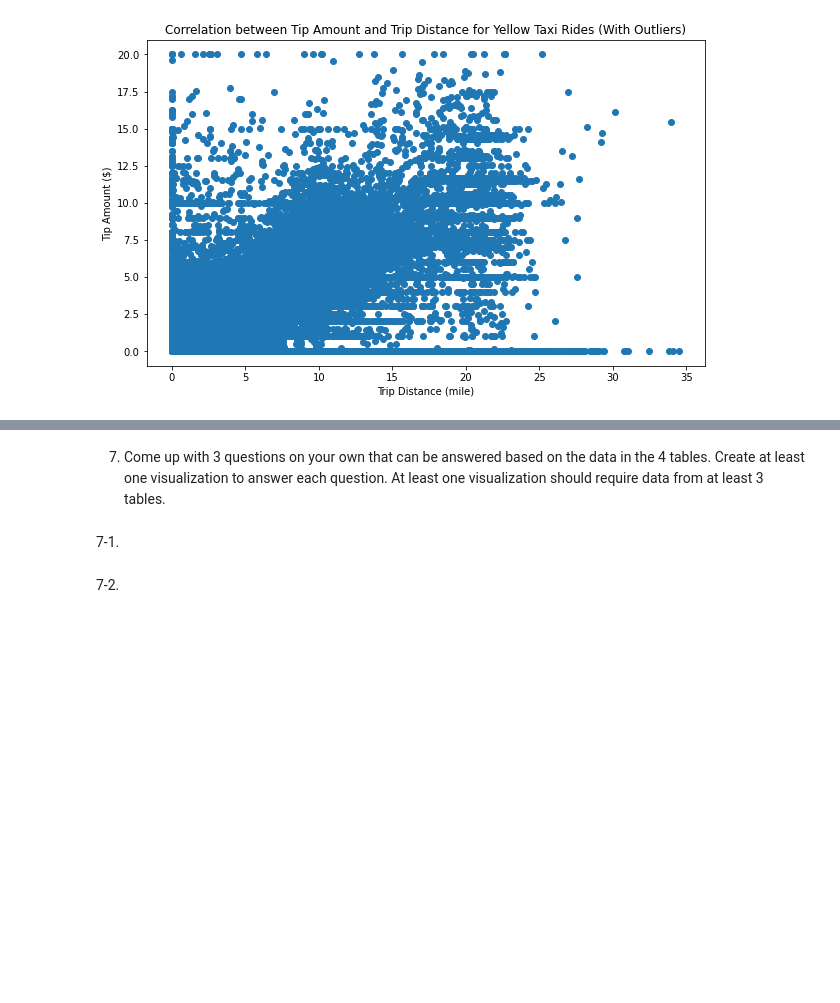
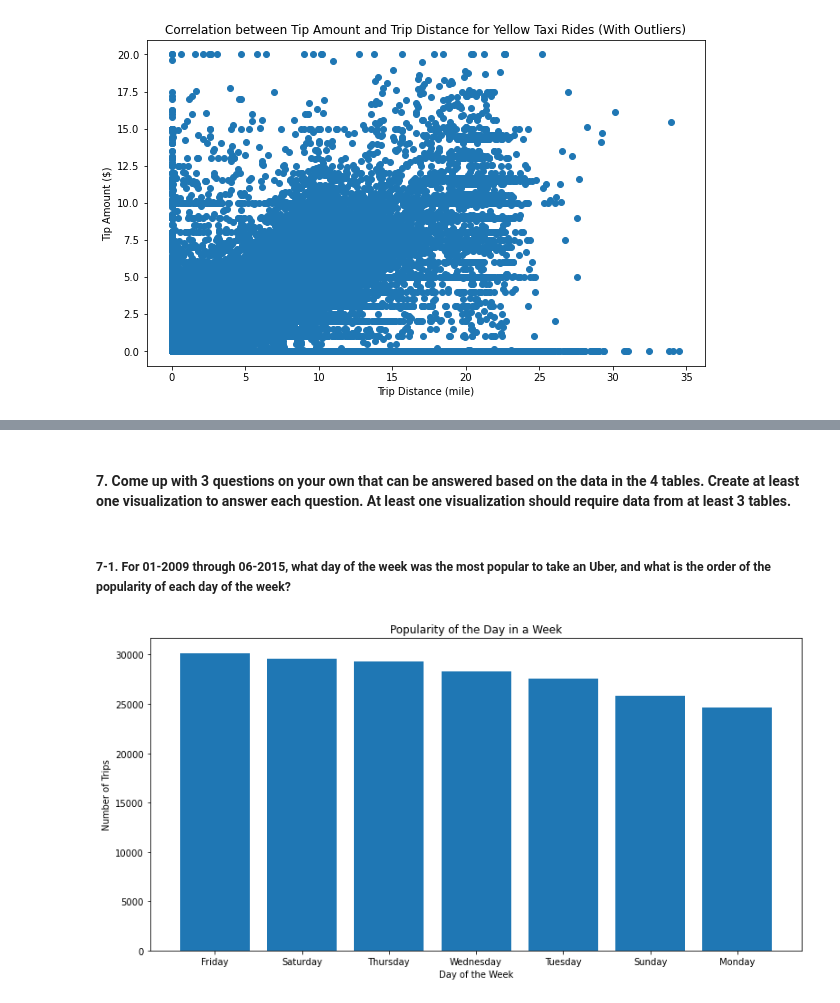
Before and after one commit to klcklcccc/TFA-Final-Project, a Jupyter notebook: Final Project.ipynb, the cells around one changed output, grey strips where cells are left out. Drawn from its saved outputs; the diff is of its cells as text; code cells hidden in the pictures; blank space fills up the shorter version.

```diff
--- a/Final Project.ipynb
+++ b/Final Project.ipynb
@@ -765,6 +829,32 @@ corr_tip_distance()
 # %% [markdown]
-7. Come up with 3 questions on your own that can be answered based on the data in the 4 tables. Create at least one visualization to answer each question. At least one visualization should require data from at least 3 tables.
+#### 7. Come up with 3 questions on your own that can be answered based on the data in the 4 tables. Create at least one visualization to answer each question. At least one visualization should require data from at least 3 tables.
 # %% [markdown]
-7-1.
+##### 7-1. For 01-2009 through 06-2015, what day of the week was the most popular to take an Uber, and what is the order of the popularity of each day of the week?
-# %% [markdown]
-7-2.
+# %%
+def most_popular_day():
+    uber_trips['pickup_datetime']= pd.to_datetime(uber_trips['pickup_datetime'])
+    uber_trimmed = uber_trips[(uber_trips.pickup_datetime>='2009-01-01') & (uber_trips.pickup_datetime<"2015-07-01")]
+    uber_trimmed['day'] = uber_trimmed['pickup_datetime'].dt.day_name()
+
+    uber_day = uber_trimmed.groupby('day').count()[['id']].sort_values(by='id',ascending=False)
+    uber_day
+    uber_day.reset_index(inplace=True)
+
+    x = uber_day['day']
+    y = uber_day['id']
+    fig, ax = plt.subplots(figsize=(10, 6))
+    plt.bar(x,y);
+    plt.xlabel('Day of the Week')
+    plt.ylabel('Number of Trips')
+    plt.title('Popularity of the Day in a Week')
+    plt.subplots_adjust(left=0.2,
+                    bottom=0.1,
+                    right=1.2,
+                    top=0.9,
+                    wspace=0.6,
+                    hspace=0.6)
+    plt.show()
+
+most_popular_day()
+# %% [output]
+[figure, added]
```
Also changed, not shown: parts of 20 cells of this notebook.
